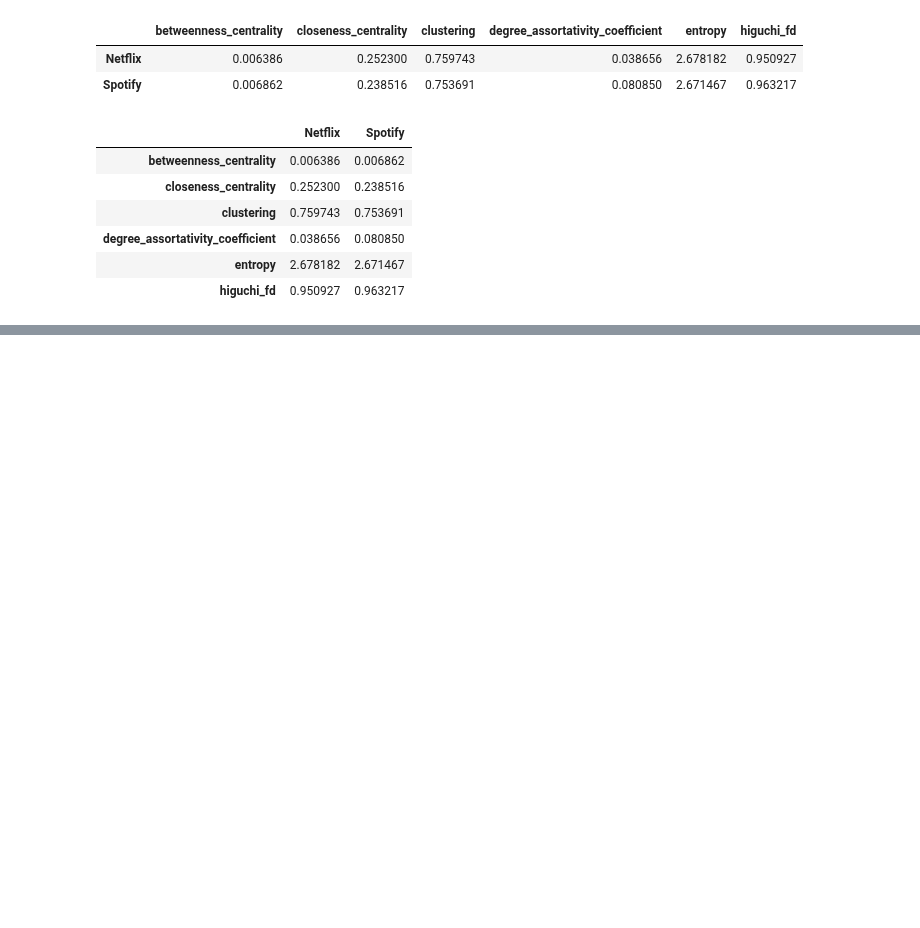
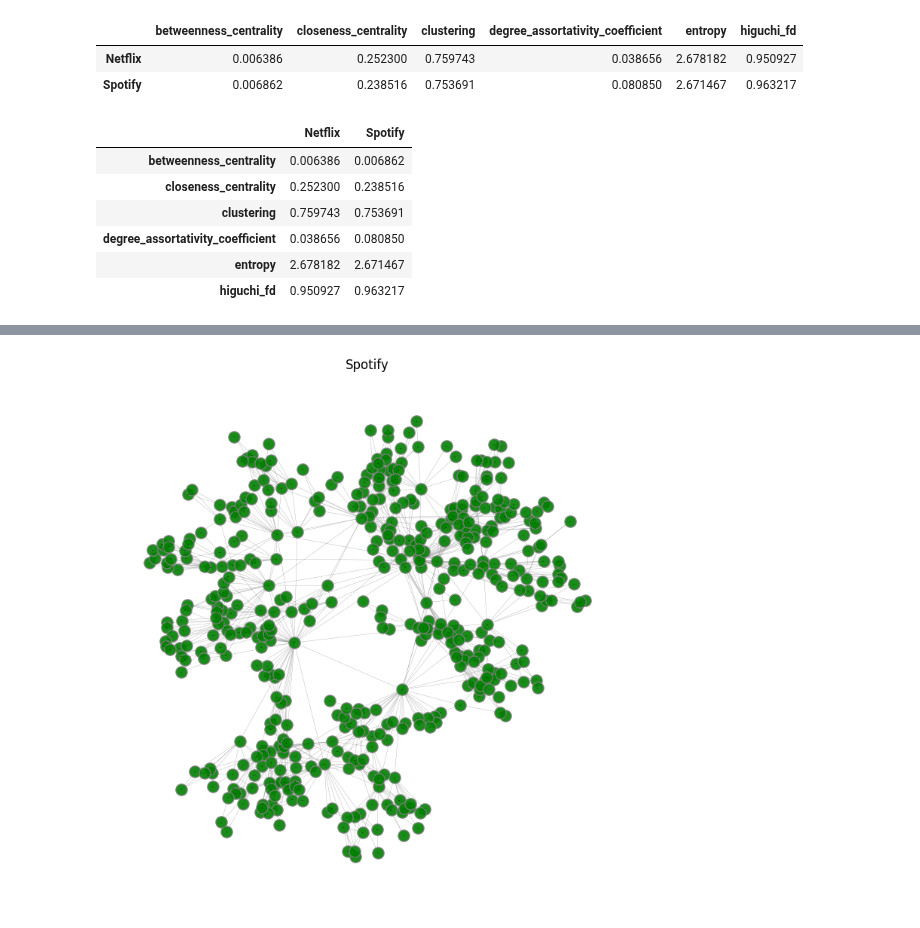
Before and after one commit to KevinrealG/Series_de_tiempo, a Jupyter notebook: 03_SeriesdeTiempo_Topologicas_Finanzas.ipynb, the cells around one changed output, grey strips where cells are left out. Saved outputs shown, nothing was run; the diff lists cells and outputs as text; code cells hidden in the pictures; blank space fills up the shorter version.

```diff
--- a/03_SeriesdeTiempo_Topologicas_Finanzas.ipynb
+++ b/03_SeriesdeTiempo_Topologicas_Finanzas.ipynb
@@ -271,0 +284,12 @@ df.T
+# %%
+plt.figure(figsize=(7,7))
+options = {"edgecolors": "tab:gray", "alpha": 0.9}
+nodes=nx.draw(c21_a[-1],
+              pos=nx.spring_layout(c21_a[-1], seed = 23),
+              with_labels=True, node_color='green', edge_color='gray',
+              width=0.2, node_size=120, font_size=0, **options)
+plt.title("Spotify")
+plt.savefig("Spotify.pdf",dpi=400,bbox_inches='tight')
+plt.show()
+# %% [output]
+[figure, added]
```
Also changed, not shown: parts of 1 cell of this notebook.
